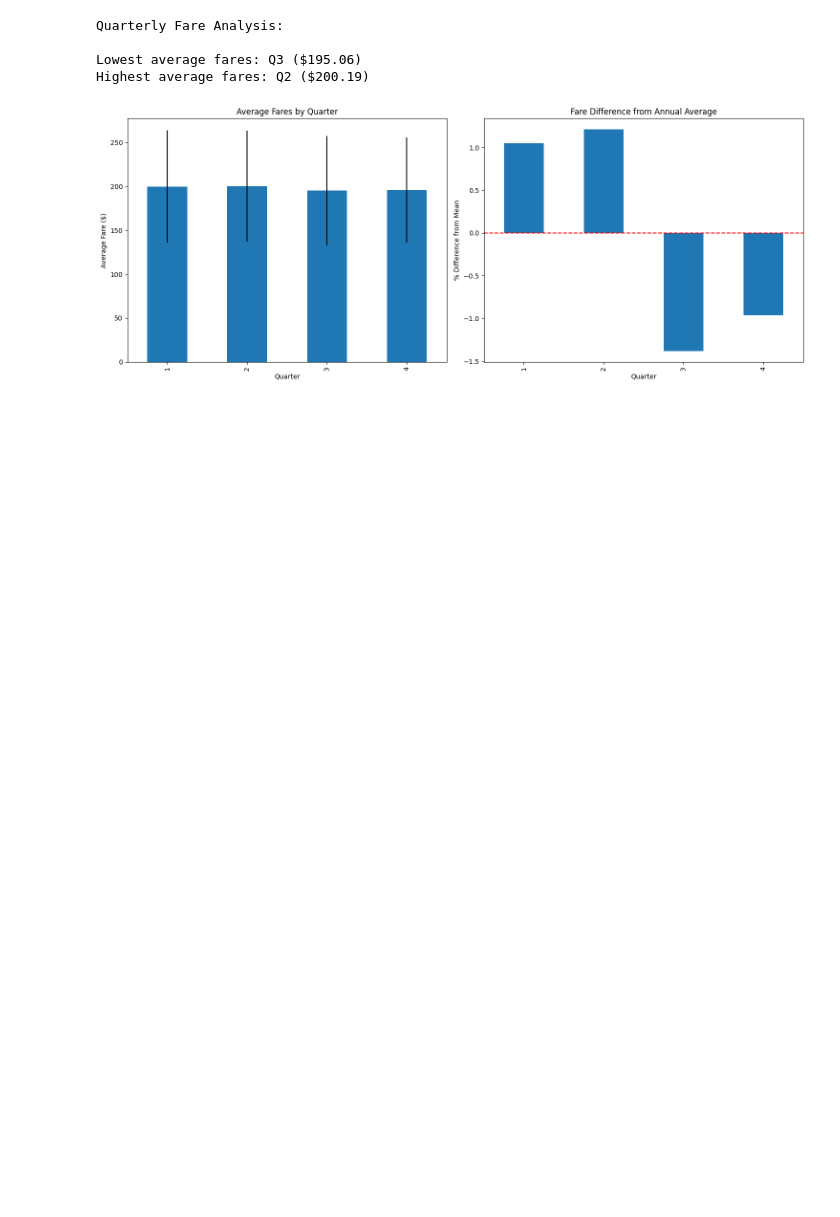
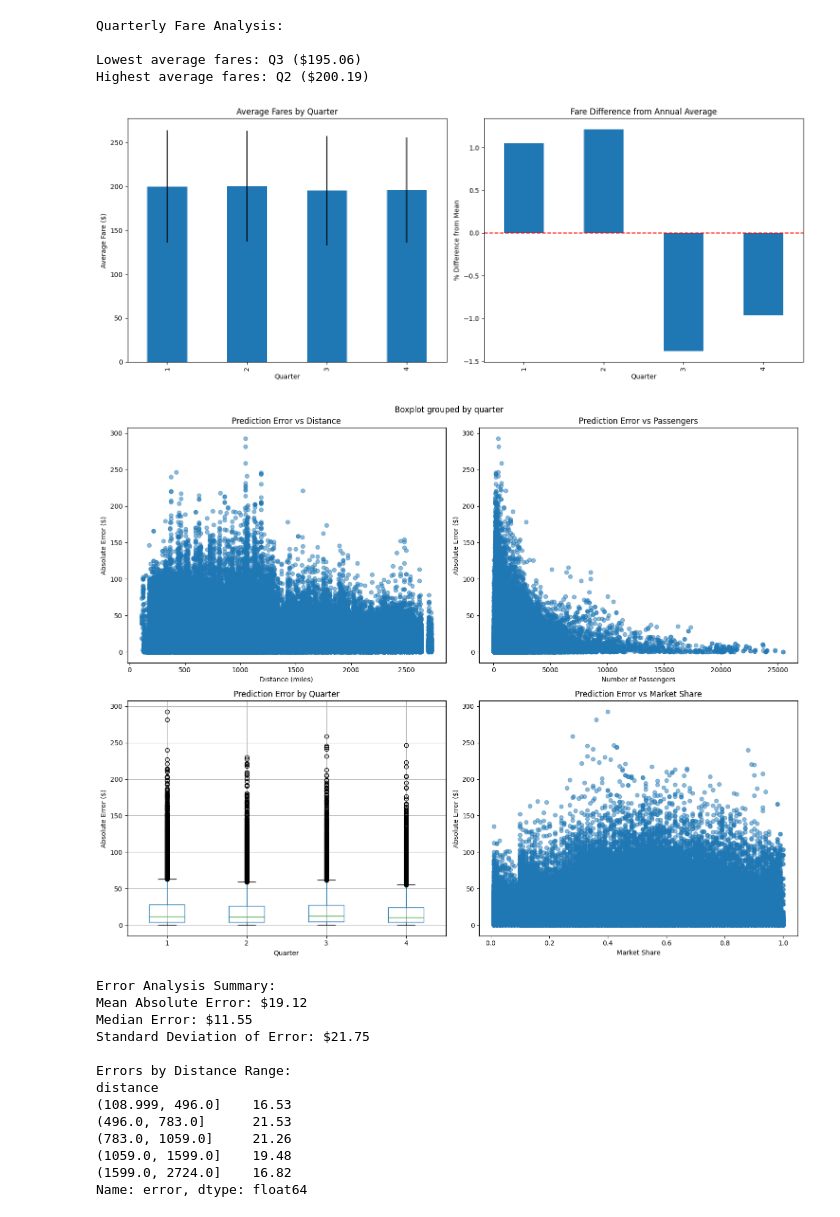
Before and after one commit to devinar25/flight-data-proj, a Jupyter notebook: main.ipynb, the cells around one changed output. Cells and saved outputs as stored; diff of their text form; code cells hidden in the pictures; blank space fills up the shorter version.

```diff
--- a/main.ipynb
+++ b/main.ipynb
@@ -707,3 +813,82 @@ Quarterly Fare Analysis:
 Lowest average fares: Q3 ($195.06)
 Highest average fares: Q2 ($200.19)
 [figure]
+# %%
+#Get error of models
+def analyze_prediction_errors(model, X, y):
+    """Analyze where and how the model makes errors"""
+    # Make predictions
+    predictions = model.predict(X)
+    errors = abs(predictions - y)
+
+    # Create error analysis dataframe
+    error_df = pd.DataFrame({
+        'actual_fare': y,
+        'predicted_fare': predictions,
+        'error': errors,
+        'distance': X['distance'],
+        'passengers': X['passengers'],
+        'quarter': X['quarter'],
+        'market_share': X['market_share']
+    })
+
+    # Create visualizations
+    fig, axes = plt.subplots(2, 2, figsize=(15, 12))
+
+    # 1. Error vs Distance
+    axes[0,0].scatter(error_df['distance'], error_df['error'], alpha=0.5)
+    axes[0,0].set_title('Prediction Error vs Distance')
+    axes[0,0].set_xlabel('Distance (miles)')
+    axes[0,0].set_ylabel('Absolute Error ($)')
+
+    # 2. Error vs Passengers
+    axes[0,1].scatter(error_df['passengers'], error_df['error'], alpha=0.5)
+    axes[0,1].set_title('Prediction Error vs Passengers')
+    axes[0,1].set_xlabel('Number of Passengers')
+    axes[0,1].set_ylabel('Absolute Error ($)')
+
+    # 3. Error by Quarter
+    error_df.boxplot(column='error', by='quarter', ax=axes[1,0])
+    axes[1,0].set_title('Prediction Error by Quarter')
+    axes[1,0].set_xlabel('Quarter')
+    axes[1,0].set_ylabel('Absolute Error ($)')
+
+    # 4. Error vs Market Share
+    axes[1,1].scatter(error_df['market_share'], error_df['error'], alpha=0.5)
+    axes[1,1].set_title('Prediction Error vs Market Share')
+    axes[1,1].set_xlabel('Market Share')
+    axes[1,1].set_ylabel('Absolute Error ($)')
+
+    plt.tight_layout()
+    plt.show()
+
+    # Print summary statistics
+    print("\nError Analysis Summary:")
+    print(f"Mean Absolute Error: ${error_df['error'].mean():.2f}")
+    print(f"Median Error: ${error_df['error'].median():.2f}")
+    print(f"Standard Deviation of Error: ${error_df['error'].std():.2f}")
+
+    # Analyze errors by distance ranges
+    distance_bins = pd.qcut(error_df['distance'], q=5)
+    print("\nErrors by Distance Range:")
+    print(error_df.groupby(distance_bins)['error'].mean().round(2))
+
+    return error_df
+
+# Run the analysis
+error_analysis = analyze_prediction_errors(model, X, y)
+# %% [output]
+[figure, added]
+Error Analysis Summary:
+Mean Absolute Error: $19.12
+Median Error: $11.55
+Standard Deviation of Error: $21.75
+
+Errors by Distance Range:
+distance
+(108.999, 496.0]    16.53
+(496.0, 783.0]      21.53
+(783.0, 1059.0]     21.26
+(1059.0, 1599.0]    19.48
+(1599.0, 2724.0]    16.82
+Name: error, dtype: float64
```
Also changed, not shown: parts of 28 cells of this notebook.
